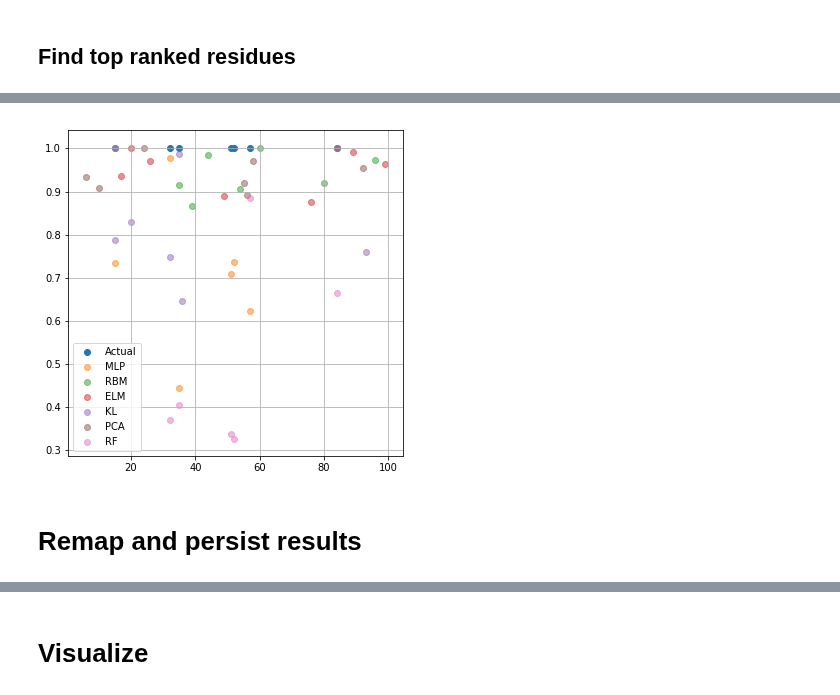
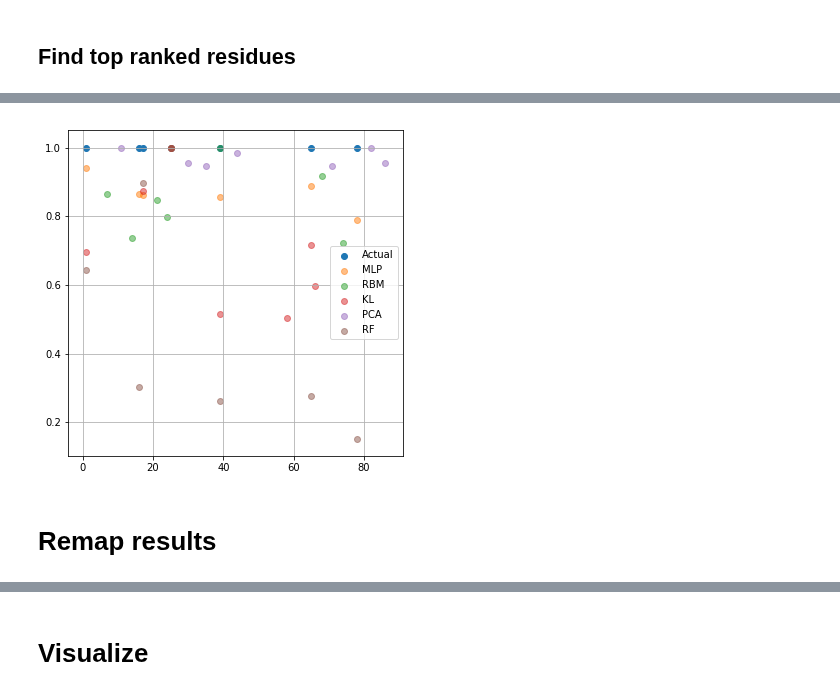
Before and after one commit to mkasimova/Neural.Network.Relevance.Propagation, a Jupyter notebook: random_data.ipynb, the cells around one changed output, grey strips where cells are left out. Saved outputs shown, nothing was run; the diff lists cells and outputs as text; code cells hidden in the pictures.

```diff
--- a/random_data.ipynb
+++ b/random_data.ipynb
@@ -69,23 +69,27 @@ plt.show()
 
 Every method is encapsulated in a so called FeatureExtractor class which all follow the same interface
 # %%
-n_iterations, n_splits = 1,1
+n_iterations, n_splits = 4,1
 filter_by_distance_cutoff = False
 feature_extractors = [
-    fe.MlpFeatureExtractor(data, cluster_indices, n_splits=n_splits, n_iterations=n_iterations, hidden_layer_sizes=(30, 15, 5), training_max_iter=10000,
-                           activation="relu",
+     fe.MlpFeatureExtractor(data, cluster_indices, n_splits=n_splits, n_iterations=n_iterations, #hidden_layer_sizes=(dg.natoms, dg.nclusters*2),
+                           training_max_iter=10000,
+                           activation="logistic",
                           filter_by_distance_cutoff=filter_by_distance_cutoff), #, solver="sgd"),
-    fe.RbmFeatureExtractor(data, cluster_indices, n_splits=n_splits, n_iterations=n_iterations, n_components=dg.nclusters,
+    fe.RbmFeatureExtractor(data, cluster_indices,
+                           n_splits=n_splits,
+                           n_iterations=n_iterations,
+                           n_components=dg.nclusters,
                            filter_by_distance_cutoff=filter_by_distance_cutoff),
-    fe.ElmFeatureExtractor(data, cluster_indices, n_splits=n_splits, n_iterations=n_iterations,
-                           activation="relu",
-                           n_nodes=3*dg.nfeatures,
-                           alpha=1.,
-                           filter_by_distance_cutoff=filter_by_distance_cutoff),
+#     fe.ElmFeatureExtractor(data, cluster_indices, n_splits=n_splits, n_iterations=n_iterations,
+#                            activation="logistic",
+#                            n_nodes=3*dg.nfeatures,
+#                            alpha=1,
+#                            filter_by_distance_cutoff=filter_by_distance_cutoff),
     fe.KLFeatureExtractor(data, cluster_indices, n_splits=n_splits,
                            filter_by_distance_cutoff=filter_by_distance_cutoff),
-    fe.PCAFeatureExtractor(data, cluster_indices, n_splits=n_splits, n_components=None,
-                               filter_by_distance_cutoff=filter_by_distance_cutoff),
+     fe.PCAFeatureExtractor(data, cluster_indices, n_splits=n_splits, n_components=None,
+                                filter_by_distance_cutoff=filter_by_distance_cutoff),
     fe.RandomForestFeatureExtractor(data, cluster_indices, n_splits=n_splits, n_iterations=n_iterations,
                                                                filter_by_distance_cutoff=filter_by_distance_cutoff),
 ]
@@ -165,20 +164,23 @@ logger.info("Done")
 # %% [markdown]
 ## Find top ranked residues
 # %%
-logger.info("Actual atoms moved: %s.\n(Cluster generation method %s. Noise level=%s, displacement=%s. frames/cluster=%s)",
-            sorted(dg.moved_atoms),
-            dg.test_model, dg.noise_level, dg.displacement, dg.nframes_per_cluster)
+
 def show_moved_atoms(dg, postprocessors):
+    actual_moved_atoms = [a for [a] in sorted(dg.moved_atoms)]
     plt.figure(figsize=(6,6))
     yvalues = np.zeros(len(dg.moved_atoms)) + 1
     plt.scatter(dg.moved_atoms, yvalues, label="Actual")
+    logger.info("Actual atoms moved: %s.\n(Cluster generation method %s. Noise level=%s, displacement=%s. frames/cluster=%s)",
+            actual_moved_atoms,
+            dg.test_model, dg.noise_level, dg.displacement, dg.nframes_per_cluster)
     for pp in postprocessors:
         #Get most relevant atoms, not that they are not sorted
         label=pp.extractor.name
         moved_atoms = np.argpartition(pp.importance_per_residue, -dg.nclusters)[-dg.nclusters:]
         importance_moved_atoms = pp.importance_per_residue[moved_atoms]
         plt.scatter(moved_atoms, importance_moved_atoms, label=label, alpha=0.5)
-        logger.info("Moved atoms for %s: %s", label, sorted(moved_atoms) )
+        ncorrect = len([a for a in moved_atoms if a in actual_moved_atoms])
+        logger.info("Moved atoms for %s: %s (%s/%s correct)", label, sorted(moved_atoms), ncorrect, len(actual_moved_atoms) )
     plt.legend()
     plt.grid()
     plt.show()
@@ -196,5 +197,5 @@ show_moved_atoms(dg, postprocessors)
-[figure, old version]
+[figure, new version]
 # %% [markdown]
-# Remap and persist results
+# Remap results
 # %%
 postprocessors = []
```
Also changed, not shown: parts of 8 cells of this notebook, 2 other files.
